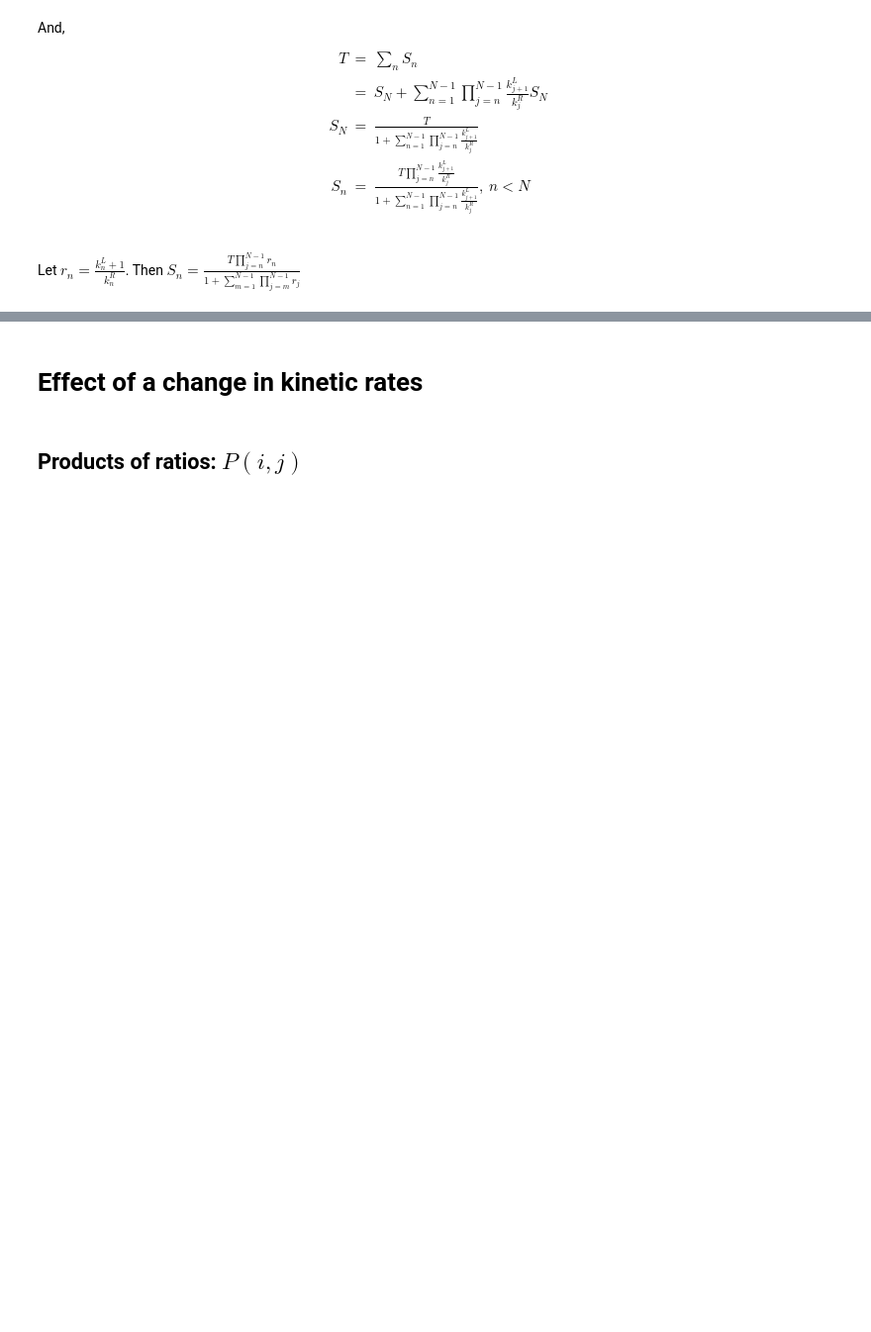
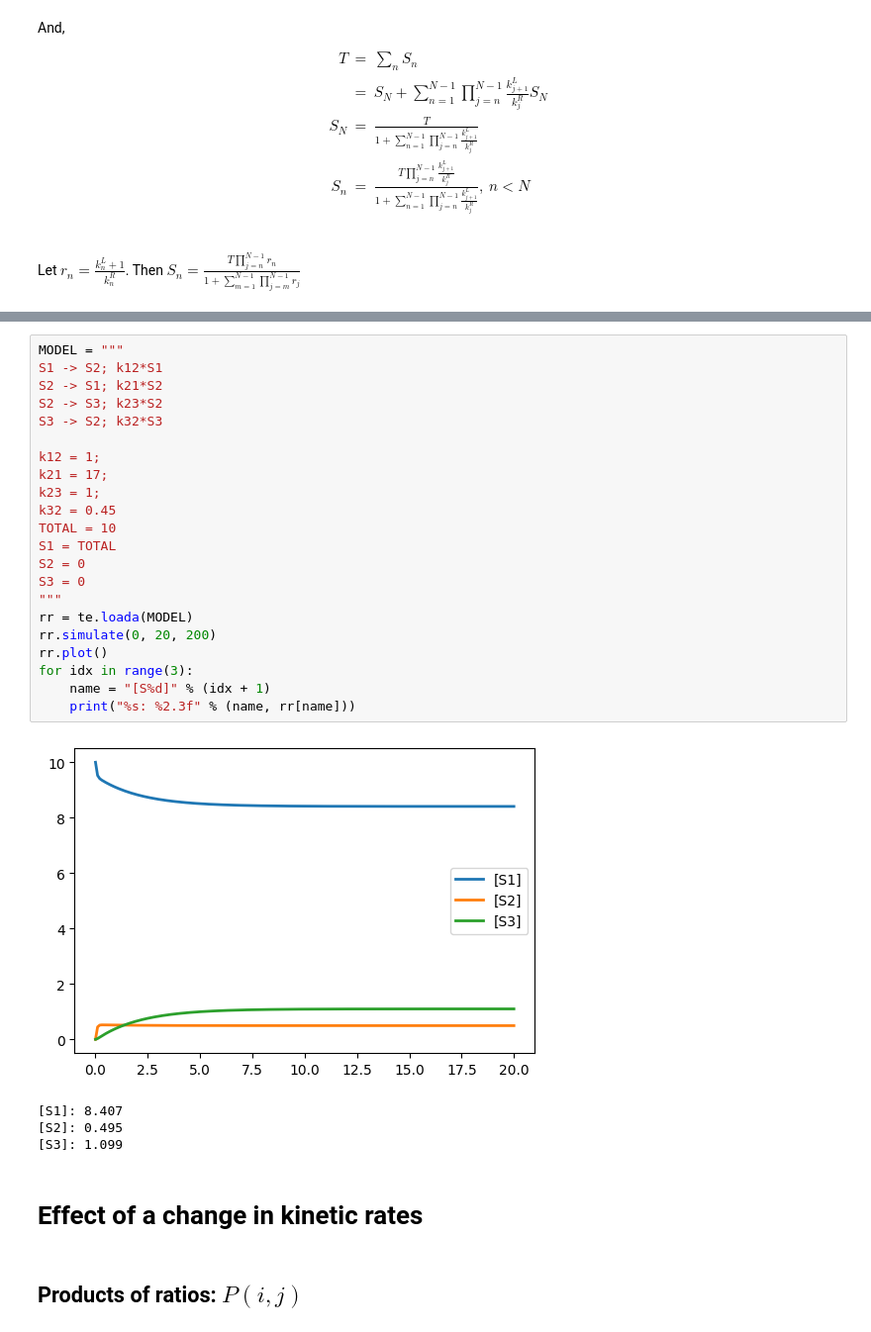
Before and after one commit to sys-bio/frequency_response_paper, a Jupyter notebook: notebooks/Cascades.ipynb, the cells around one changed output, grey strips where cells are left out. Shown at 99% size. Saved outputs shown, nothing was run; the diff lists cells and outputs as text; blank space fills up the shorter version.

Commit message:
Updated model of control coefficients

```diff
--- a/notebooks/Cascades.ipynb
+++ b/notebooks/Cascades.ipynb
@@ -97,3 +131,30 @@ $S_n = \frac{T \prod_{j=n}^{N-1} r_n  }{1 + \sum_{m=1}^{N-1} \prod_{j=m}^{N-1} r
+# %%
+MODEL = """
+S1 -> S2; k12*S1
+S2 -> S1; k21*S2
+S2 -> S3; k23*S2
+S3 -> S2; k32*S3
+
+k12 = 1;
+k21 = 17;
+k23 = 1;
+k32 = 0.45
+TOTAL = 10
+S1 = TOTAL
+S2 = 0
+S3 = 0
+"""
+rr = te.loada(MODEL)
+rr.simulate(0, 20, 200)
+rr.plot()
+for idx in range(3):
+    name = "[S%d]" % (idx + 1)
+    print("%s: %2.3f" % (name, rr[name]))
+# %% [output]
+[figure, added]
+[S1]: 8.407
+[S2]: 0.495
+[S3]: 1.099
 # %% [markdown]
 # Effect of a change in kinetic rates
 # %% [markdown]
```
Also changed, not shown: parts of 5 cells of this notebook.
